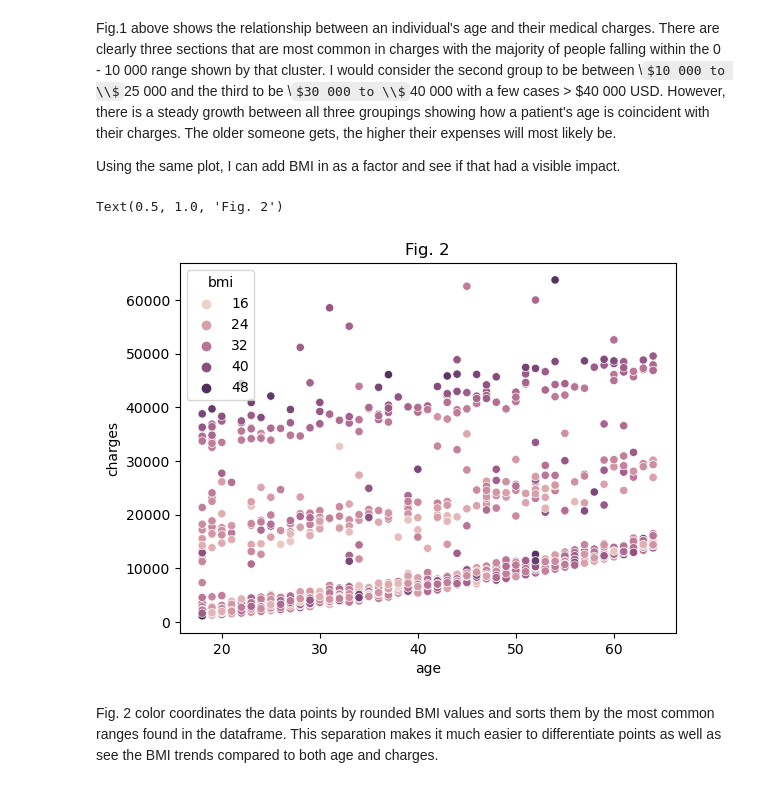
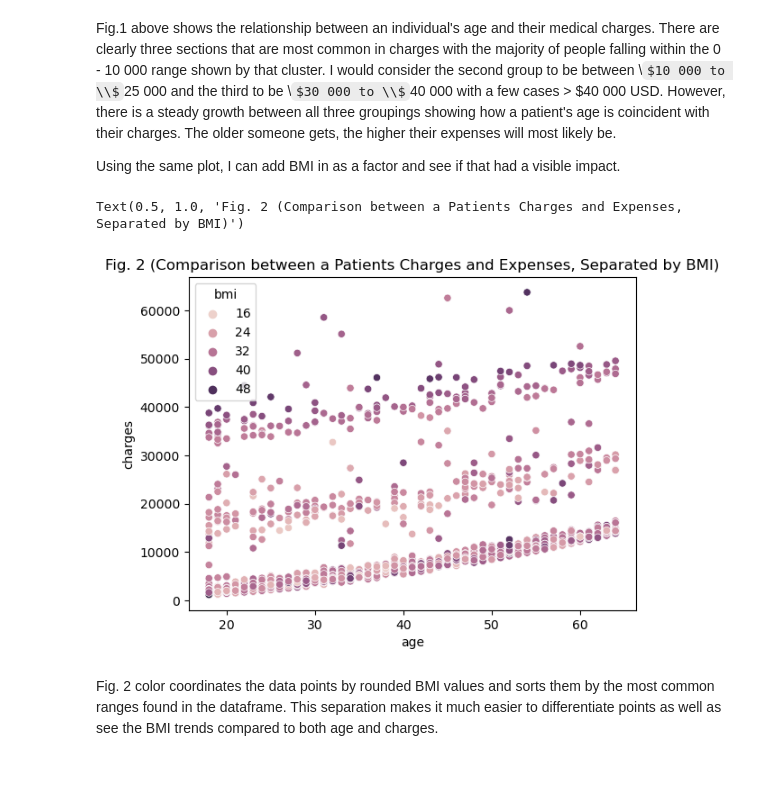
Before and after one commit to ubco-W2022T1-cosc301/project-group44, a Jupyter notebook: notebooks/analysis2.ipynb, the cells around one changed output. Cells and saved outputs as stored; diff of their text form; code cells hidden in the pictures; some formulas as TeX source.

```diff
--- a/notebooks/analysis2.ipynb
+++ b/notebooks/analysis2.ipynb
@@ -262,10 +271,10 @@ Fig.1 above shows the relationship between an individual's age and their medical
 Using the same plot, I can add BMI in as a factor and see if that had a visible impact.
 # %%
 sns.scatterplot(data = cleanData, x ='age', y = 'charges', hue = 'bmi')
-plt.title('Fig. 2')
+plt.title('Fig. 2 (Comparison between a Patients Charges and Expenses, Separated by BMI)')
 # %% [output]
-Text(0.5, 1.0, 'Fig. 2')
+Text(0.5, 1.0, 'Fig. 2 (Comparison between a Patients Charges and Expenses, Separated by BMI)')
-[figure, old version]
+[figure, new version]
 # %% [markdown]
 Fig. 2 color coordinates the data points by rounded BMI values and sorts them by the most common ranges found in the dataframe. This separation makes it much easier to differentiate points as well as see the BMI trends compared to both age and charges.
 # %%
```
Also changed, not shown: parts of 13 cells of this notebook, 1 other file.
